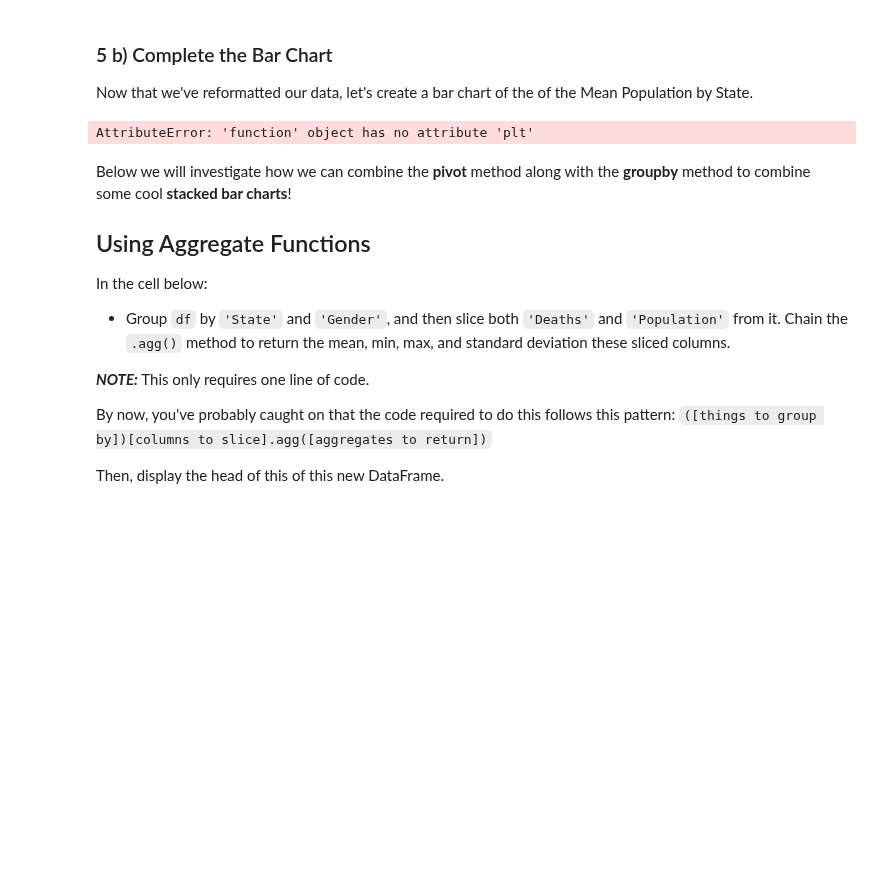
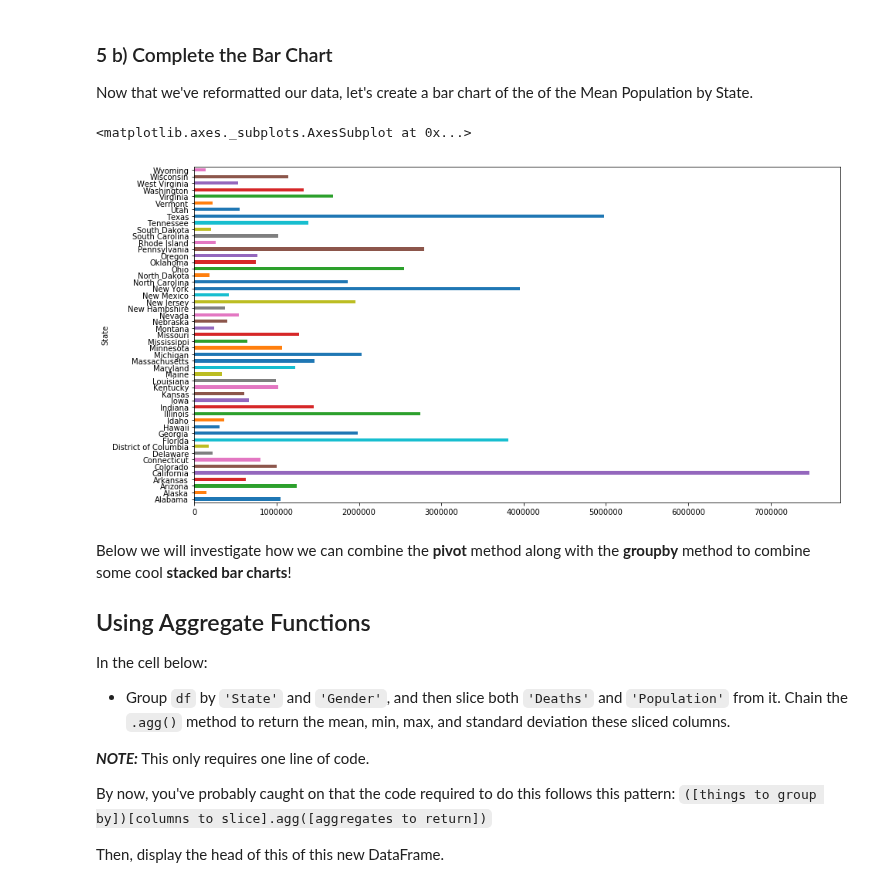
Before and after one commit to mackenziemitchell6/dsc-pivot-tables-pandas-lab-nyc-ds-071519, a Jupyter notebook: index.ipynb, the cells around one changed output. Cells and saved outputs as stored; diff of their text form; code cells hidden in the pictures; blank space fills up the shorter version.

```diff
--- a/index.ipynb
+++ b/index.ipynb
@@ -197,9 +197,10 @@ df.Population= df.Population.astype('int64')
 Now that we've reformatted our data, let's create a bar chart of the of the Mean Population by State.
 # %%
 #Your code here
-df.groupby('State')['Population'].mean.plot(kind='barh', figsize=(15,8))
+df.groupby('State')['Population'].mean().plot(kind='barh', figsize=(15,8))
 # %% [output]
-AttributeError: 'function' object has no attribute 'plt'
+<matplotlib.axes._subplots.AxesSubplot at 0x...>
+[figure, added]
 # %% [markdown]
 Below we will investigate how we can combine the **pivot** method along with the **groupby** method to combine some cool **stacked bar charts**!
 
```
